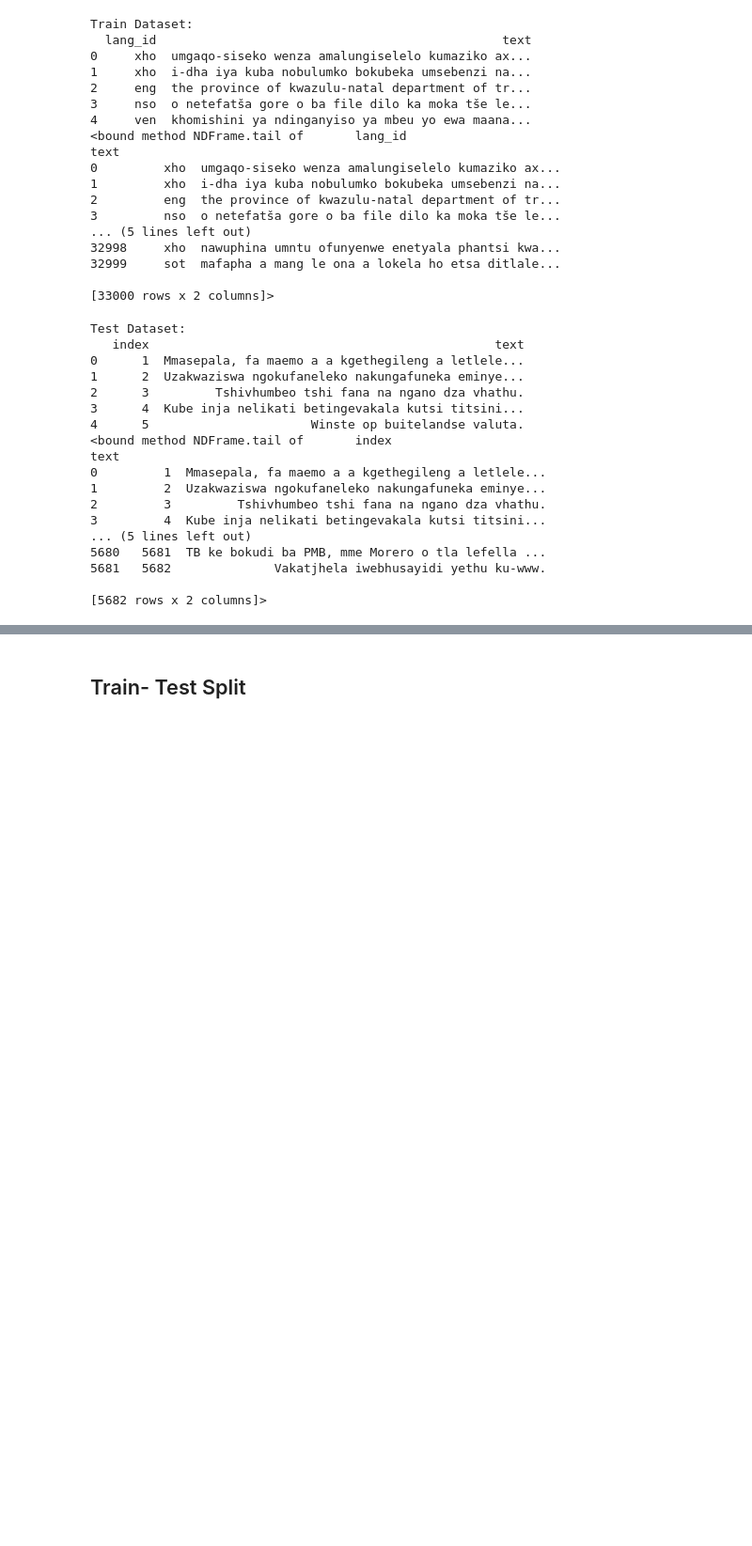
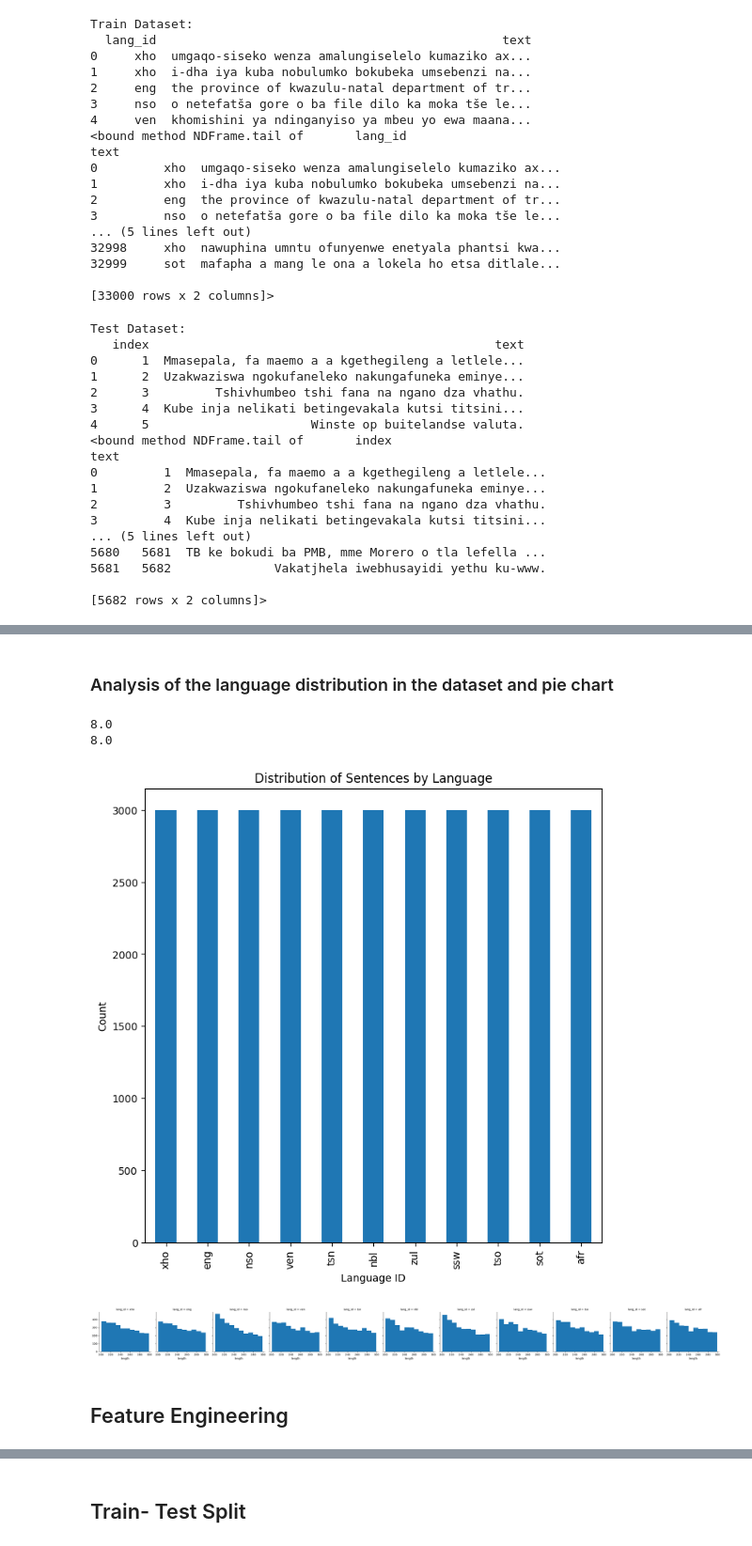
Before and after one commit to Hlakaniphile171123/Language_Identification-Classification_Hack, a Jupyter notebook: Hlakaniphile.ipynb, the cells around one changed output, grey strips where cells are left out. Shown at 94% size. Cells and saved outputs as stored; diff of their text form; code cells hidden in the pictures; blank space fills up the shorter version.

```diff
--- a/Hlakaniphile.ipynb
+++ b/Hlakaniphile.ipynb
@@ -86,0 +105,33 @@ train_df.info()
+# %% [markdown]
+### Analysis of the language distribution in the dataset and pie chart
+# %%
+plot_size = plt.rcParams["figure.figsize"]
+print(plot_size[0])
+print(plot_size[1])
+
+plot_size[0] = 8
+plot_size[1] = 8
+plt.rcParams["figure.figsize"] = plot_size
+
+# Distribution of sentences from the dataset
+train_df.lang_id.value_counts().plot(kind='bar')
+plt.title('Distribution of Sentences by Language')
+plt.xlabel('Language ID')
+plt.ylabel('Count')
+plt.show()
+# %% [output]
+8.0
+8.0
+[figure, added]
+# %%
+# checking the length of each language
+train_df['length'] = train_df['text'].str.len()
+
+# Create Subplots for each class
+tweet= sns.FacetGrid(train_df,col="lang_id" )
+tweet = tweet.map(plt.hist, 'length')
+tweet = plt.show()
+# %% [output]
+[figure, added]
+# %% [markdown]
+## Feature Engineering
```
Also changed, not shown: parts of 16 cells of this notebook.
